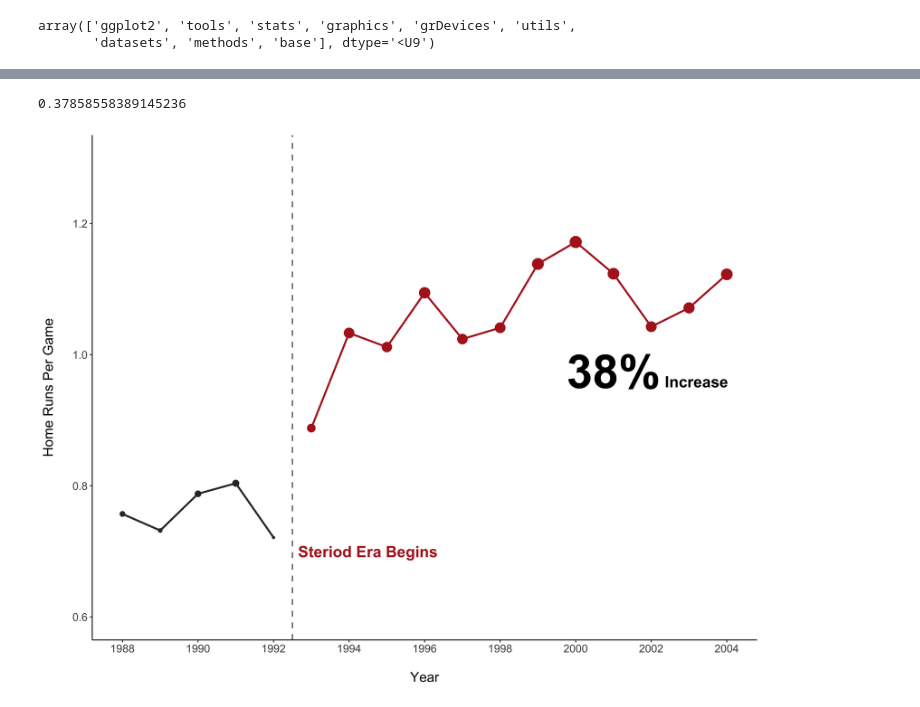
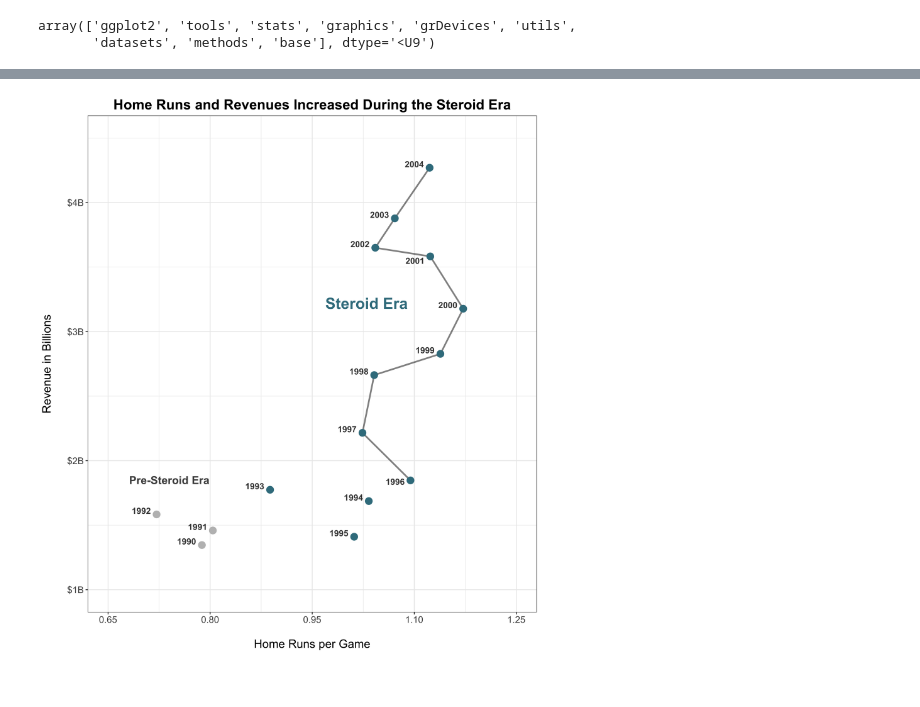
Before and after one commit to alan-flint/MLB-Visualization, a Jupyter notebook: code/baseball_eras.ipynb, the cells around one changed output, grey strips where cells are left out. Saved outputs shown, nothing was run; the diff lists cells and outputs as text; code cells hidden in the pictures.

```diff
--- a/code/baseball_eras.ipynb
+++ b/code/baseball_eras.ipynb
@@ -53,6 +32,11 @@ join
 # %%
 games = games[['yearID', 'teamID', 'G']]
+# %%
+# group games by year and sum how many games
+game_gr = games.groupby('yearID').sum().reset_index()
+# restrict games to only steroid era
+game_gr = game_gr.loc[(game_gr.yearID > 1989) & (game_gr.yearID < 2005)]
 # %%
-game_gr = games.groupby('yearID').sum().reset_index()
+# group batting dataframe and restrict to steroid era
 gr = df.groupby('yearID').sum().reset_index().drop('G', axis = 1)
-join = pd.merge(gr, game_gr, on = 'yearID', how = 'left')
+gr = gr.loc[(gr.yearID > 1989) & (gr.yearID < 2005)]
@@ -65,6 +43,11 @@ era['steroidFlag'] = np.where(era.yearID < 1993, 'no', 'yes')
-# %%
-era.groupby('steroidFlag').agg('mean')[['hr_G']]
-(1.048333 - 0.760441)/0.760441
-# %% [output]
-0.37858558389145236
+# %%
+# join batting and games to get proper game sum
+era = pd.merge(gr, game_gr, on = 'yearID', how = 'left')
+# create steroid flag column
+era['steroidFlag'] = np.where(era.yearID < 1993, 'no', 'yes')
+# create home runs per game column
+era['hr_G'] = era.HR / era.G
+# %%
+# join era data frame with revenue data
+join = pd.merge(era, rev, on = 'yearID', how = 'left')
 # %%
@@ -72,24 +55,33 @@ era.groupby('steroidFlag').agg('mean')[['hr_G']]
-# %%
-%%R -w 11 -h 8.5 --units in -r 400
-
-ggplot() +
-    geom_point(aes(x = yearID, y = hr_G, color = steroidFlag, size = hr_G), data = era) +
-    geom_line(aes(x = yearID, y = hr_G, color = steroidFlag), size = 1,  data = era) +
-    geom_vline(aes(xintercept = 1992.5), linetype = 2, alpha = 0.6, size = 0.75) +
-    annotate("text", x = 1994.5, y = 0.7, size = 6, color = 'firebrick',
-                label = "Steriod Era Begins", fontface = 'bold') +
-    annotate("text", x = 2001, y = 0.975, size = 18, color = 'black',
-                label = "38%", fontface = 'bold') +
-    annotate("text", x = 2003.2, y = 0.959, size = 6,label = "Increase", fontface = 'bold') +
-    scale_color_manual(values = c('gray20', 'firebrick')) +
-    scale_x_continuous(limits = c(1988, 2004), breaks = seq(1988, 2004, by = 2)) +
-    scale_y_continuous(limit = c(0.6, 1.3), breaks = seq(0.6, 1.3, by = 0.2)) +
-    xlab('\nYear') +
-    ylab('Home Runs Per Game\n') +
-    theme_classic() +
-    guides(color = F, size = F) +
-    theme(text = element_text(size = 15))
-# %% [output]
-[figure, removed]
+# %%
+%%R -w 9 -h 10 --units in -r 400
+
+ggplot() +
+    geom_segment(aes(x = 1.094398, xend = 1.023831, y = 1.8472, yend = 2.2158), size = 1, alpha = 0.5) +
+    geom_segment(aes(x = 1.023831, xend = 1.041118, y = 2.2158, yend = 2.6633), size = 1, alpha = 0.5) +
+    geom_segment(aes(x = 1.041118, xend = 1.138386, y = 2.6633, yend = 2.8279), size = 1, alpha = 0.5) +
+    geom_segment(aes(x = 1.138386, xend = 1.171881, y = 2.8279, yend = 3.1776), size = 1, alpha = 0.5) +
+    geom_segment(aes(x = 1.171881, xend = 1.123508, y = 3.1776, yend = 3.5830), size = 1, alpha = 0.5) +
+    geom_segment(aes(x = 1.123508, xend = 1.042663, y = 3.5830, yend = 3.6500), size = 1, alpha = 0.5) +
+    geom_segment(aes(x = 1.042663, xend = 1.071399, y = 3.6500, yend = 3.8780), size = 1, alpha = 0.5) +
+    geom_segment(aes(x = 1.071399, xend = 1.122529, y = 3.8780, yend = 4.2700), size = 1, alpha = 0.5) +
+    annotate("text", x = 0.74, y = 1.85, size = 5, color = 'gray30',
+                label = "Pre-Steroid Era", fontface = 'bold') +
+    annotate("text", x = 1.03, y = 3.22, size = 7, color = '#3b7d8d',
+                label = "Steroid Era", fontface = 'bold') +
+    geom_point(aes(x = hr_G, y = Revenue, color = steroidFlag), size = 4, data = join) +
+    geom_text(aes(x = hr_G, y = Revenue, label = yearID), fontface = 'bold', alpha = 0.8, data = join, hjust = 1.3,
+              vjust = ifelse(join$yearID == 2001, 1.2, ifelse(join$yearID == 1996, 0.7, -0.1))) +
+    scale_color_manual(values = c('gray', '#3b7d8d')) +
+    scale_x_continuous(limits = c(0.65, 1.25), breaks = seq(0.65, 1.25, by = 0.15)) +
+    scale_y_continuous(limits = c(1, 4.5), breaks = seq(1, 4.5, by = 1),
+                       labels = scales::dollar_format(suffix = "B")) +
+    theme_bw() +
+    ggtitle('Home Runs and Revenues Increased During the Steroid Era') +
+    xlab('\nHome Runs per Game') +
+    ylab('Revenue in Billions\n') +
+    guides(color = F) +
+    theme(text = element_text(size = 15), plot.title = element_text(hjust = 0.5, face = 'bold'))
+# %% [output]
+[figure, added]
 # %%
 %R ggsave('../images/era.pdf', units = 'in', width = 11, height = 8.5, dpi = 400)
```
Also changed, not shown: parts of 5 cells of this notebook, 3 other files.
